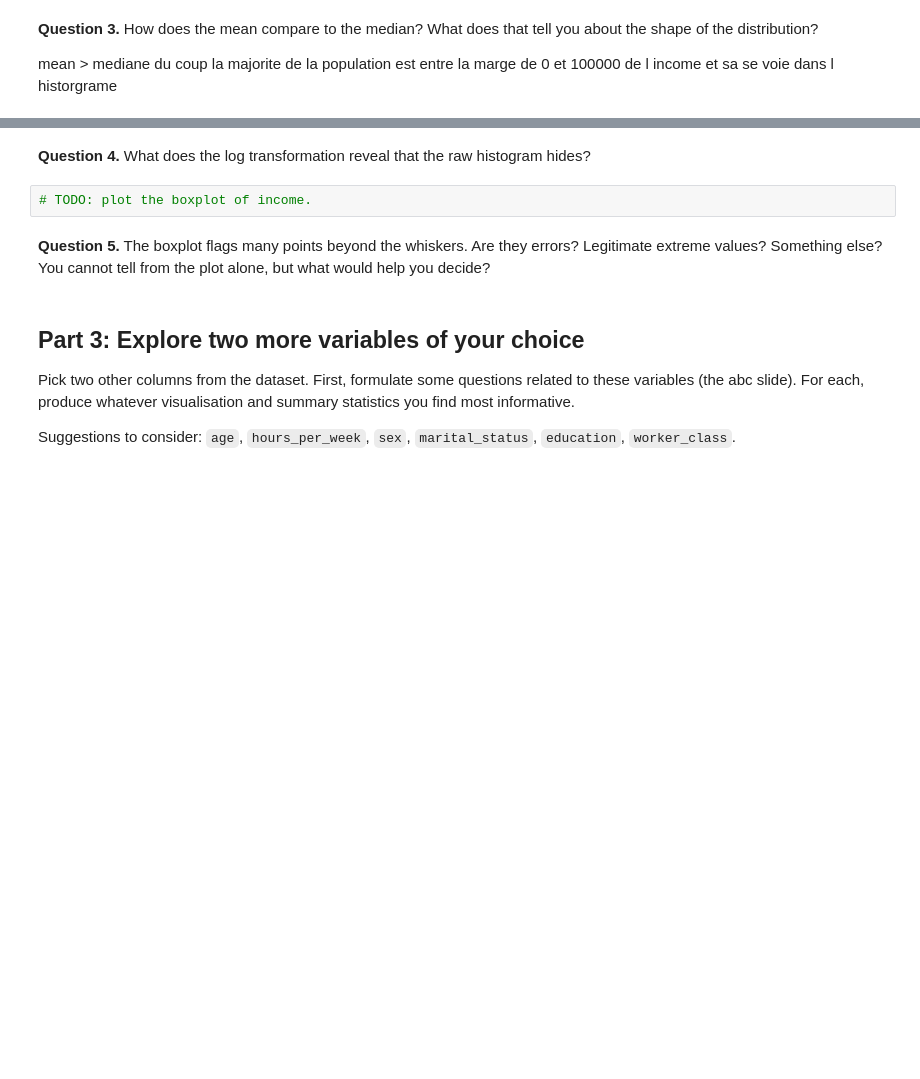
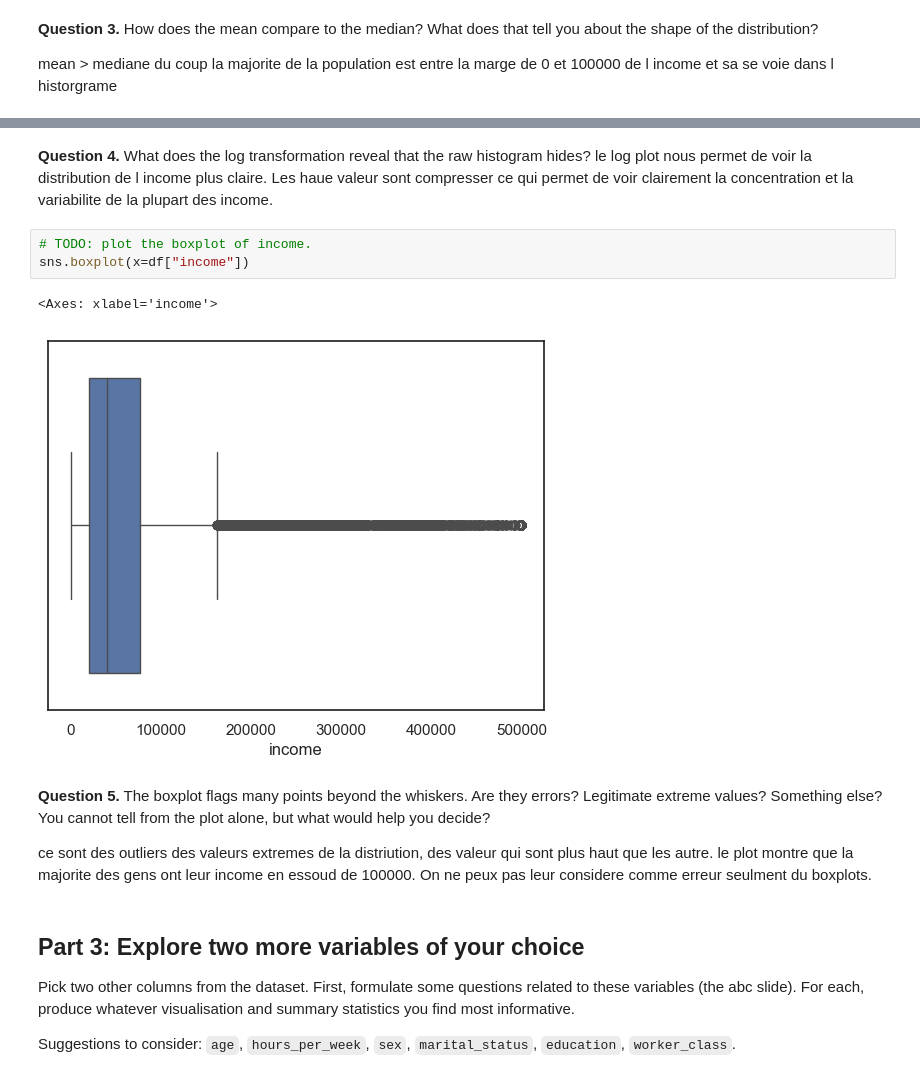
Before and after one commit to husseindakroube/TP1_IADATA701, a Jupyter notebook: tp_seance1.ipynb, the cells around one changed output, grey strips where cells are left out. Saved outputs shown, nothing was run; the diff lists cells and outputs as text; blank space fills up the shorter version.

```diff
--- a/tp_seance1.ipynb
+++ b/tp_seance1.ipynb
@@ -132,12 +132,19 @@ sns.histplot(np.log10(df["income"]),bins = 50)
 # %% [output]
 <Axes: xlabel='income', ylabel='Count'>
 [figure]
-# %% [markdown]
-**Question 4.** What does the log transformation reveal that the raw histogram hides?
+# %% [markdown]
+**Question 4.** What does the log transformation reveal that the raw histogram hides?
+le log plot nous permet de voir la distribution de l  income plus claire. Les haue valeur sont compresser ce qui permet de voir clairement la concentration et la variabilite de la plupart des income.
 # %%
 # TODO: plot the boxplot of income.
+sns.boxplot(x=df["income"])
+# %% [output]
+<Axes: xlabel='income'>
+[figure, added]
 # %% [markdown]
 **Question 5.** The boxplot flags many points beyond the whiskers. Are they errors? Legitimate extreme values? Something else? You cannot tell from the plot alone, but what would help you decide?
+
+ce sont des outliers des valeurs extremes de la distriution, des valeur qui sont plus haut que les autre. le plot montre que la majorite des gens ont leur income en essoud de 100000. On ne peux pas leur considere comme erreur seulment du boxplots.
 # %% [markdown]
 ## Part 3: Explore two more variables of your choice
 
```
Also changed, not shown: parts of 18 cells of this notebook, 1 other file.
